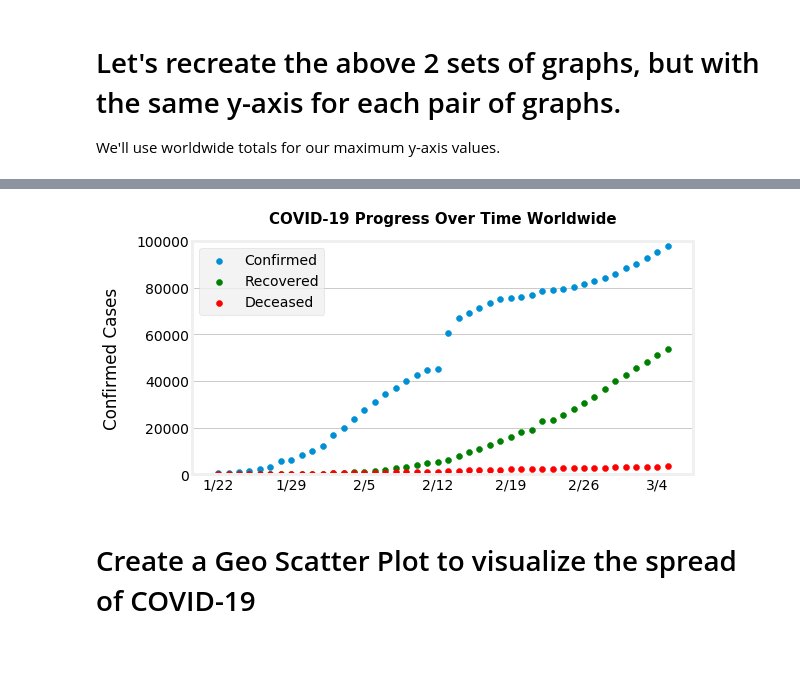
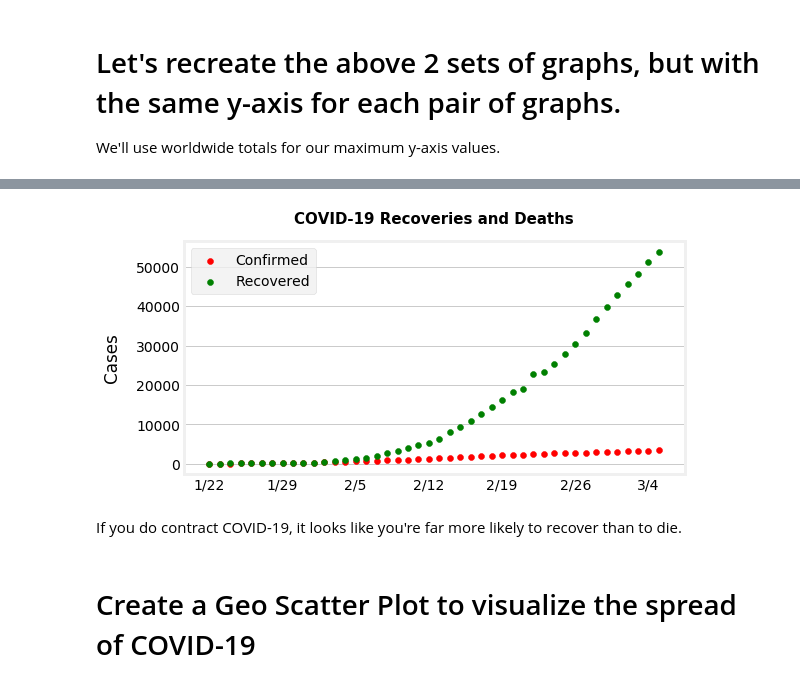
Before and after one commit to HKang42/DS-Unit-1-Build, a Jupyter notebook: COVID_19_Project.ipynb, the cells around one changed output, grey strips where cells are left out. Drawn from its saved outputs; the diff is of its cells as text; code cells hidden in the pictures; blank space fills up the shorter version.

```diff
--- a/COVID_19_Project.ipynb
+++ b/COVID_19_Project.ipynb
@@ -334,7 +334,7 @@ We'll use worldwide totals for our maximum y-axis values.
 # Calculate worldwide totals
 
 # get the most recent day
-most_recent = confirmed.columns[-2]
+most_recent = confirmed.columns[-1]
 
 # calculate most recent totals
 c_total = confirmed[most_recent].sum()
@@ -504,44 +504,48 @@ for date in world_total.columns:
 # plot data for everywhere outside Mainland China
 # most lines are copy and pasted or modified from previous plot.
 # set y-max to a value slightly above the world total to get a better graph
-
-y_max = 100000
+# To see the graph with all 3 data sets, simply uncomment the 2 lines containing 'data1' and recalculate y_max
 
 x_values = world_total.columns
-data1 = world_total.iloc[ 0 , :]
+#data1 = world_total.iloc[ 0 , :]
 data2 = world_total.iloc[ 1 , :]
 data3 = world_total.iloc[ 2 , :]
 
-title1 = 'COVID-19 Progress Over Time Worldwide'
+# set total to the sum of recoveries plus deaths
+y_max = world_total.iloc[ [1,2] , -1].sum()
+
+title1 = 'COVID-19 Recoveries and Deaths'
 
 fig = plt.figure( figsize=[8,4] )
 plt.style.use('fivethirtyeight')
 
 ax1 = fig.add_subplot(1,1,1)
 
-ax1.scatter(x_values, data1)
+#ax1.scatter(x_values, data1)
+ax1.scatter(x_values, data3, color = 'r')
 ax1.scatter(x_values, data2, color = 'g')
-ax1.scatter(x_values, data3, color = 'r')
+
 
 ax1.set_title(title1, fontweight = 'bold', fontsize = 15, y = 1.05)
-ax1.set_ylabel('Confirmed Cases')
+ax1.set_ylabel('Cases')
 ax1.yaxis.labelpad = 15
-ax1.set_ylim(0, 100000)
 
 ticklist = ax1.xaxis.get_ticklabels()
 ticklist = list(set(ticklist) - set(ticklist[::7]))
 for label in ticklist:
     label.set_visible(False)
 
 ax1.set_facecolor( color='None')
 fig.set_facecolor( color='None')
 
 ax1.grid( axis = 'x')
 ax1.legend(labels = ['Confirmed', 'Recovered' , 'Deceased'] )
 
 plt.show()
 # %% [output]
-[figure, old version]
+[figure, new version]
+# %% [markdown]
+If you do contract COVID-19, it looks like you're far more likely to recover than to die.
 # %% [markdown]
 # Create a Geo Scatter Plot to visualize the spread of COVID-19
 # %%
```
Also changed, not shown: parts of 10 cells of this notebook.
